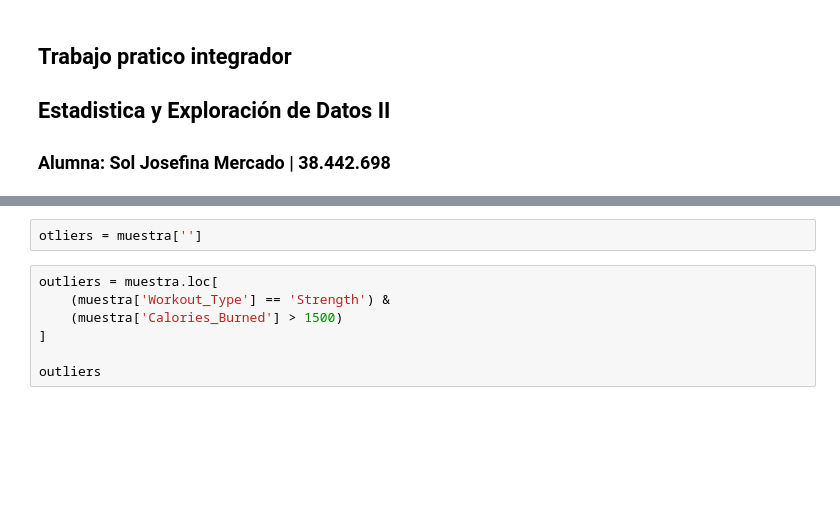
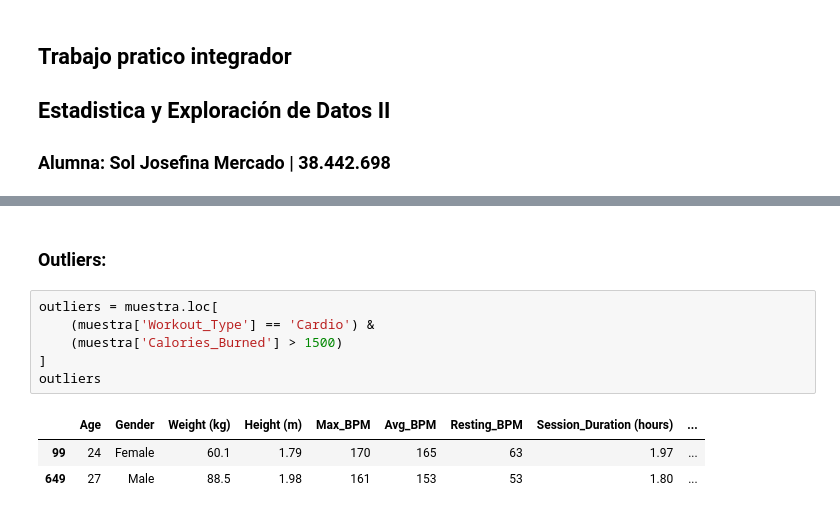
Before and after one commit to SolJosefinaMercado/TP_Promocion_EED2, a Jupyter notebook: notebook_eda.ipynb, the cells around one changed output, grey strips where cells are left out. Drawn from its saved outputs; the diff is of its cells as text; blank space fills up the shorter version.

```diff
--- a/notebook_eda.ipynb
+++ b/notebook_eda.ipynb
@@ -240,9 +208,12 @@ plt.show()
-# %%
-otliers = muestra['']
+# %% [markdown]
+### Outliers:
 # %%
 outliers = muestra.loc[
-    (muestra['Workout_Type'] == 'Strength') &
+    (muestra['Workout_Type'] == 'Cardio') &
     (muestra['Calories_Burned'] > 1500)
 ]
-
 outliers
+# %% [output]
+|  | Age | Gender | Weight (kg) | Height (m) | Max_BPM | Avg_BPM | Resting_BPM | Session_Duration (hours) | ... |
+| 99 | 24 | Female | 60.1 | 1.79 | 170 | 165 | 63 | 1.97 | ... |
+| 649 | 27 | Male | 88.5 | 1.98 | 161 | 153 | 53 | 1.80 | ... |
```
Also changed, not shown: parts of 30 cells of this notebook.
